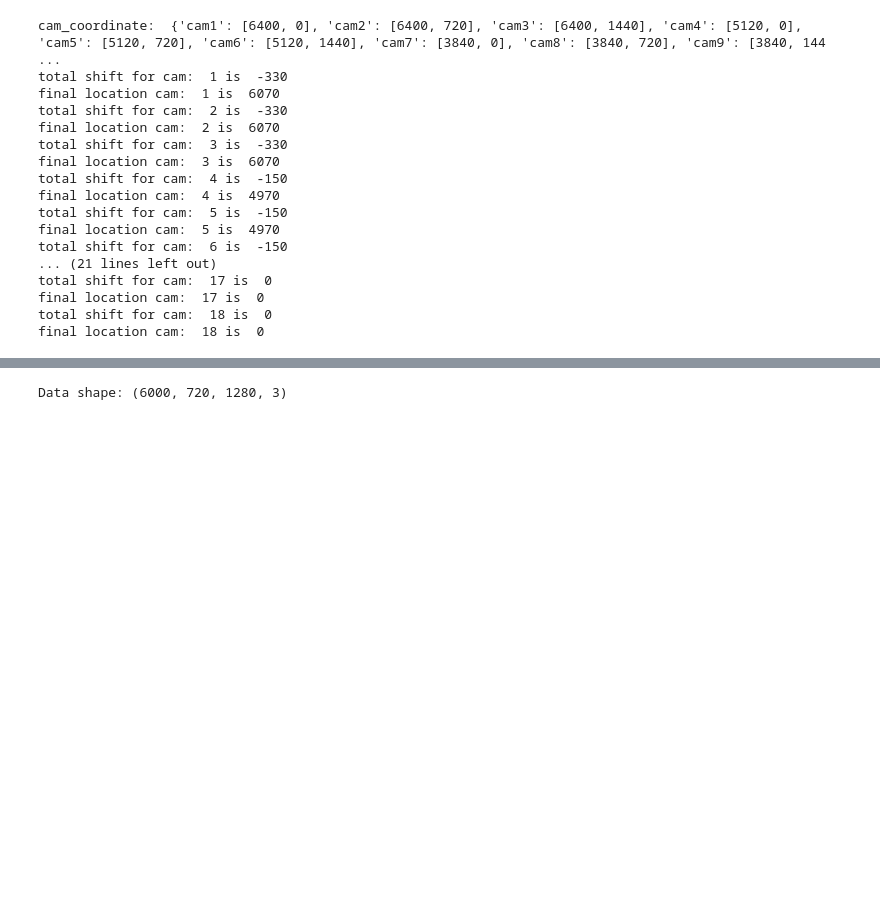
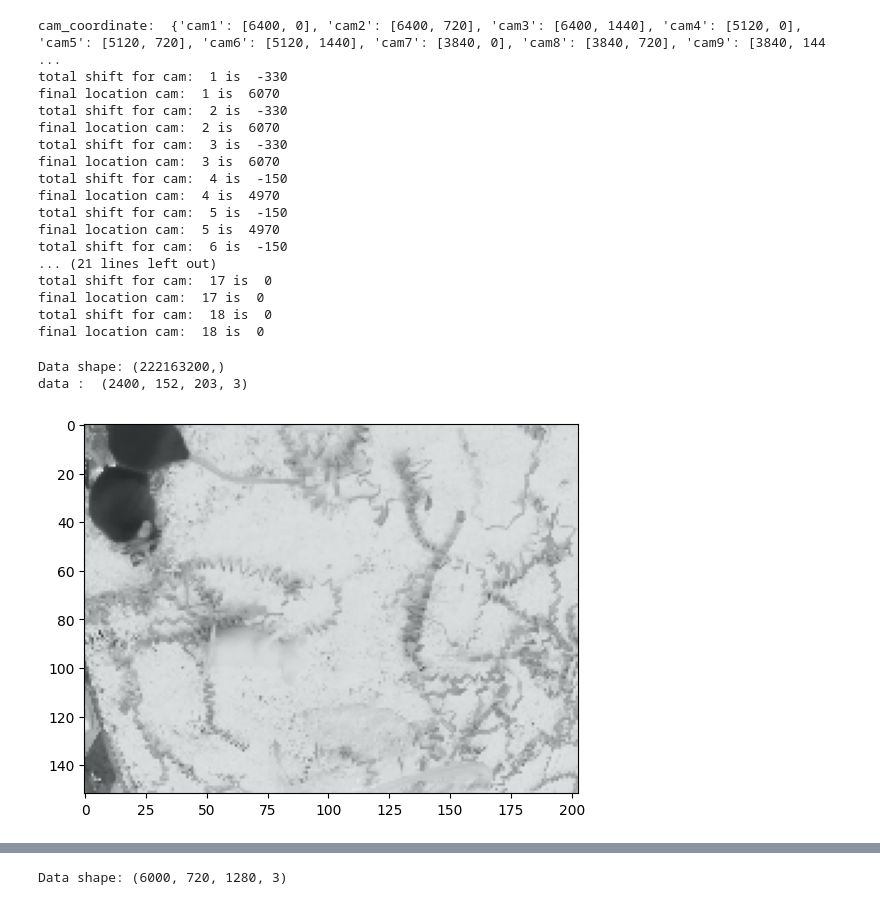
Before and after one commit to catubc/netholabs_animal_tracking, a Jupyter notebook: cat/stitching/time_stitching_ramDrive.ipynb, the cells around one changed output, grey strips where cells are left out. Saved outputs shown, nothing was run; the diff lists cells and outputs as text; code cells hidden in the pictures; blank space fills up the shorter version.

```diff
--- a/cat/stitching/time_stitching_ramDrive.ipynb
+++ b/cat/stitching/time_stitching_ramDrive.ipynb
@@ -207,3 +207,36 @@ total shift for cam:  17 is  0
 final location cam:  17 is  0
 total shift for cam:  18 is  0
 final location cam:  18 is  0
+# %%
+
+
+#
+fname = '/home/cat/ramdisk/ramdisk/9_shrink_10_hour_16_minute_16_clean.bin'
+fname = '/home/cat/ramdisk/ramdisk/10_shrink_10_hour_16_minute_16_clean.bin'
+
+# load raw data
+data = np.fromfile(fname, dtype=np.uint8)
+
+# let's check the shape of the data
+print("Data shape:", data.shape)
+
+# ok it should have shape of 152, 202, 3, n_frames
+try:
+    data = data.reshape(-1, 152, 203, 3)
+    print ("data : ", data.shape)
+except:
+    print("Failed to reshape data")
+
+
+# start frame; let's advance 2000 frames in
+frame_idx = 1500
+
+# also add a small offset to the data in bytes
+frame = data[frame_idx]
+#
+plt.imshow(frame)
+plt.show()
+# %% [output]
+Data shape: (222163200,)
+data :  (2400, 152, 203, 3)
+[figure, added]
```
Also changed, not shown: parts of 4 cells of this notebook, 5 other files.
